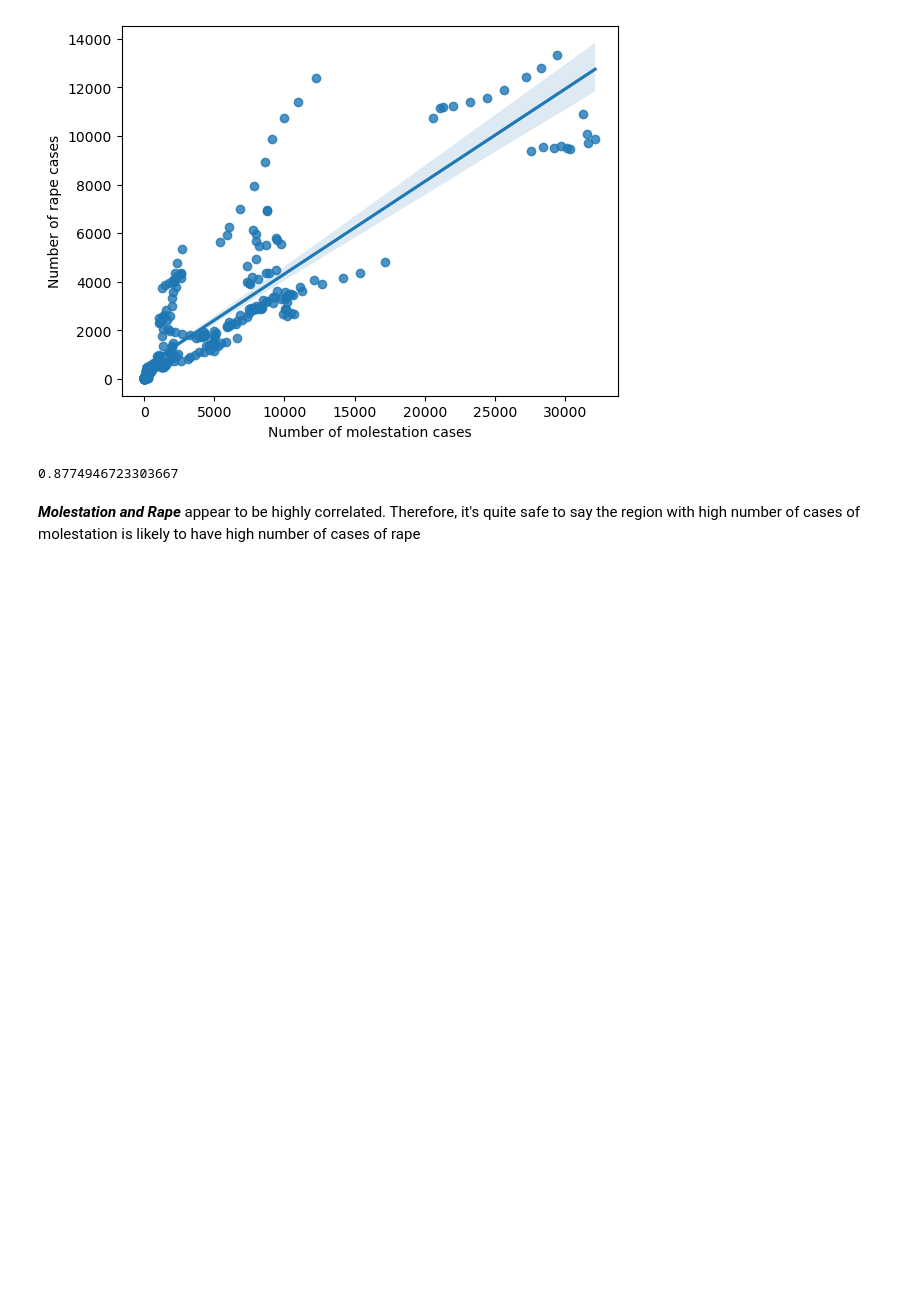
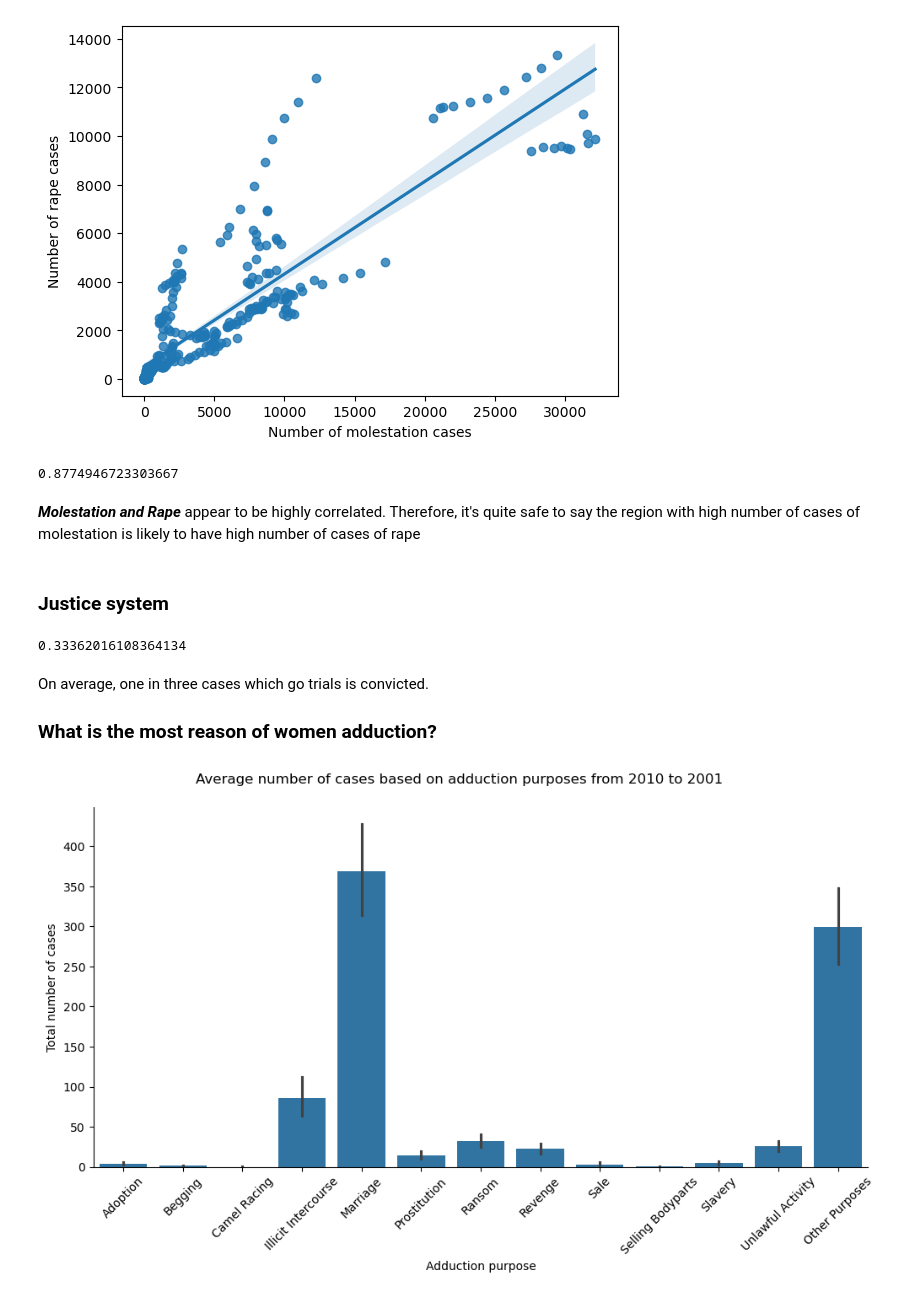
Before and after one commit to Huycuong03/Analysis-crimes-against-women-in-India, a Jupyter notebook: notebook/main.ipynb, the cells around one changed output. Cells and saved outputs as stored; diff of their text form; code cells hidden in the pictures; blank space fills up the shorter version.

```diff
--- a/notebook/main.ipynb
+++ b/notebook/main.ipynb
@@ -233,3 +233,26 @@ crimes[crimes['Group_Name'] == 'Molestation']['Total_Cases_for_Trial'].reset_ind
 0.8774946723303667
 # %% [markdown]
 **_Molestation and Rape_** appear to be highly correlated. Therefore, it's quite safe to say the region with high number of cases of molestation is likely to have high number of cases of rape
+# %% [markdown]
+### Justice system
+# %%
+total_cases = crimes[crimes['Group_Name'] == 'Total Crime Against Women']
+(total_cases['Cases_Convicted']/total_cases['Cases_Trials_Completed']).mean()
+# %% [output]
+0.33362016108364134
+# %% [markdown]
+On average, one in three cases which go trials is convicted.
+### What is the most reason of women adduction?
+# %%
+g = sns.catplot(
+    data=adductions[adductions['Group_Name'] != 'Kidnap - Total'],
+    x='Group_Name', y='K_A_Grand_Total',
+    kind='bar',
+    aspect=2
+)
+g.figure.suptitle('Average number of cases based on adduction purposes from 2010 to 2001', y=1.05)
+g.set(xlabel='Adduction purpose', ylabel='Total number of cases')
+plt.xticks(rotation=45)
+plt.show()
+# %% [output]
+[figure, added]
```
Also changed, not shown: parts of 8 cells of this notebook.
